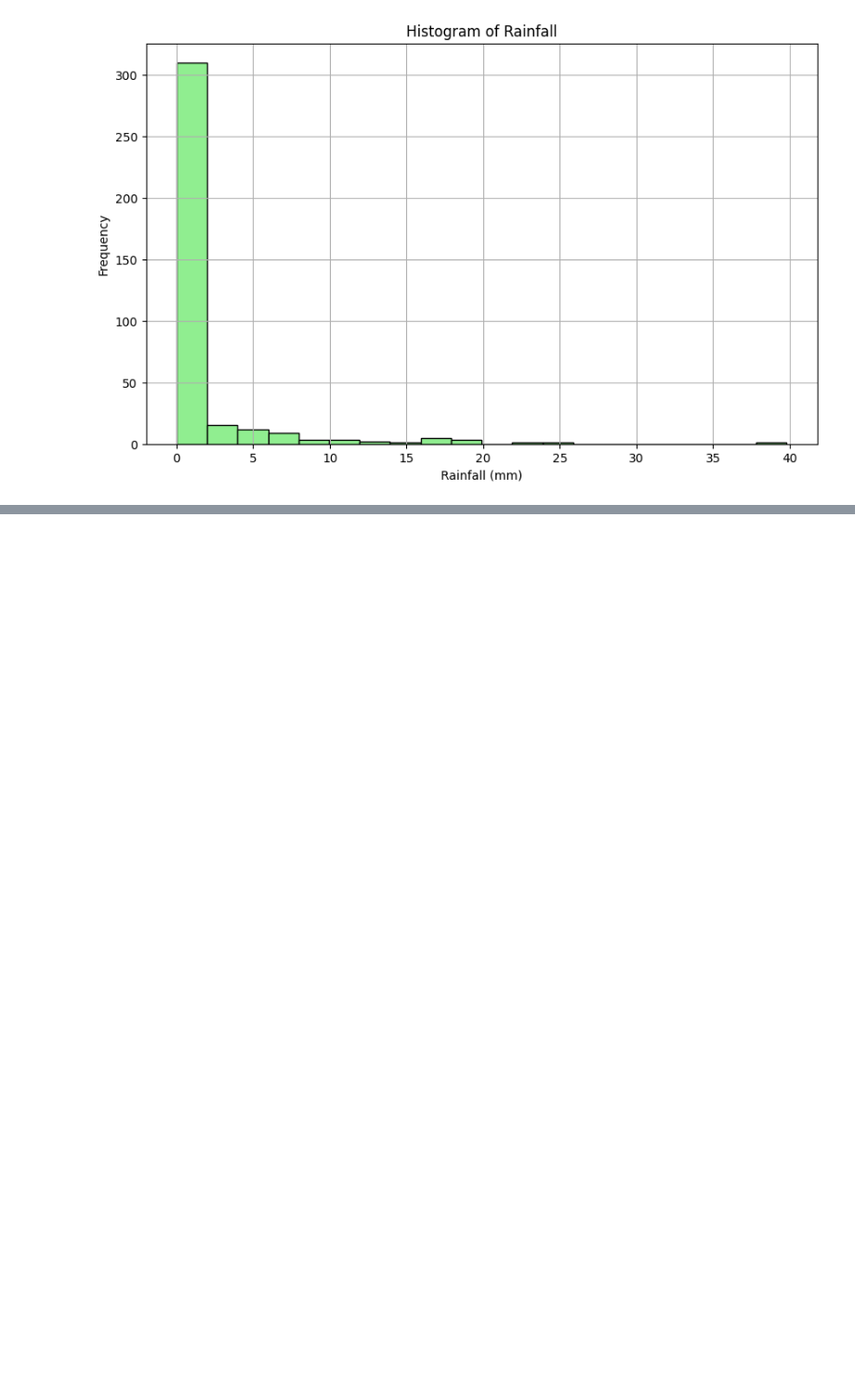
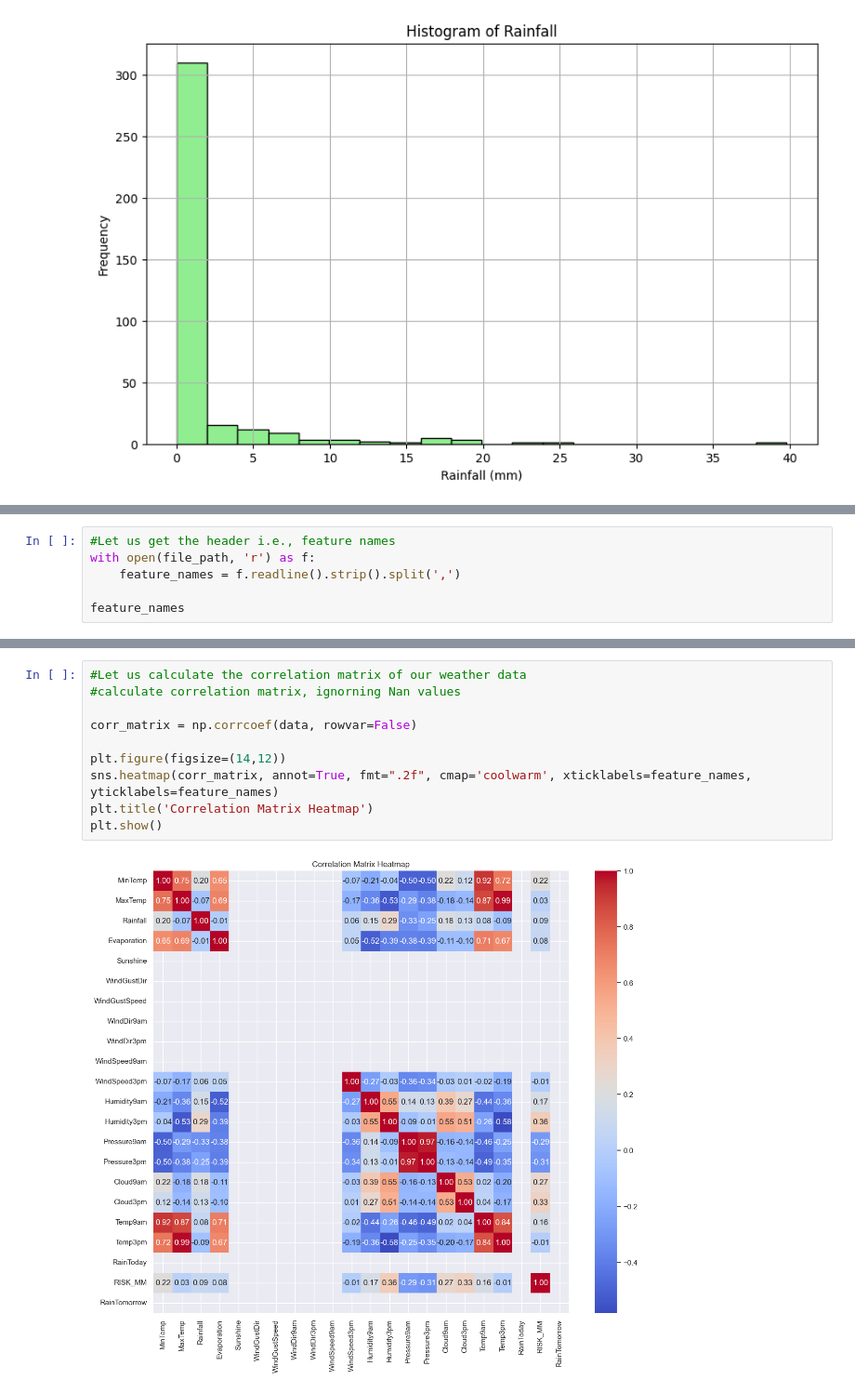
Before and after one commit to codewithssm/Weather-Data-Project, a Jupyter notebook: index.ipynb, the cells around one changed output, grey strips where cells are left out. Shown at 93% size. Drawn from its saved outputs; the diff is of its cells as text; blank space fills up the shorter version.

```diff
--- a/index.ipynb
+++ b/index.ipynb
@@ -148,0 +232,6 @@ plt.show()
+# %%
+#Let us get the header i.e., feature names
+with open(file_path, 'r') as f:
+    feature_names = f.readline().strip().split(',')
+
+feature_names
@@ -148,0 +256,12 @@ plt.show()
+# %%
+#Let us calculate the correlation matrix of our weather data
+#calculate correlation matrix, ignorning Nan values
+
+corr_matrix = np.corrcoef(data, rowvar=False)
+
+plt.figure(figsize=(14,12))
+sns.heatmap(corr_matrix, annot=True, fmt=".2f", cmap='coolwarm', xticklabels=feature_names, yticklabels=feature_names)
+plt.title('Correlation Matrix Heatmap')
+plt.show()
+# %% [output]
+[figure, added]
```
Also changed, not shown: parts of 9 cells of this notebook.
